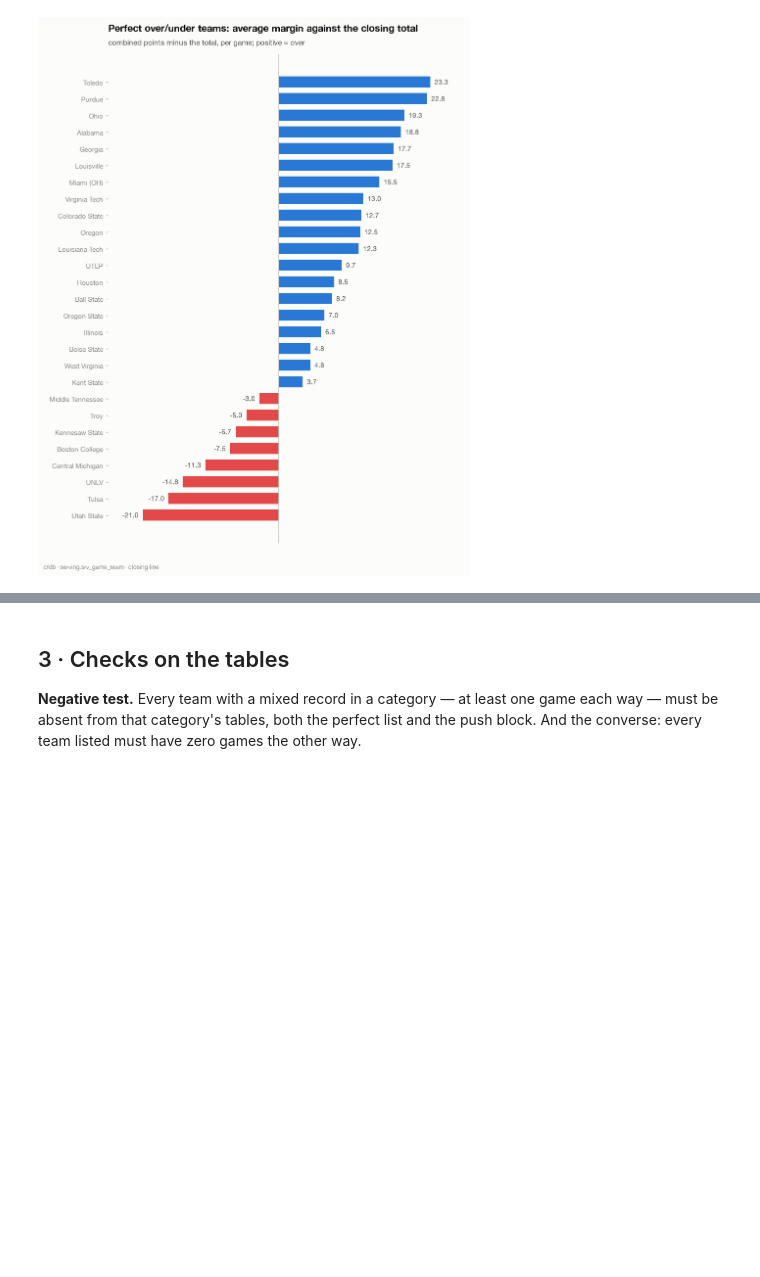
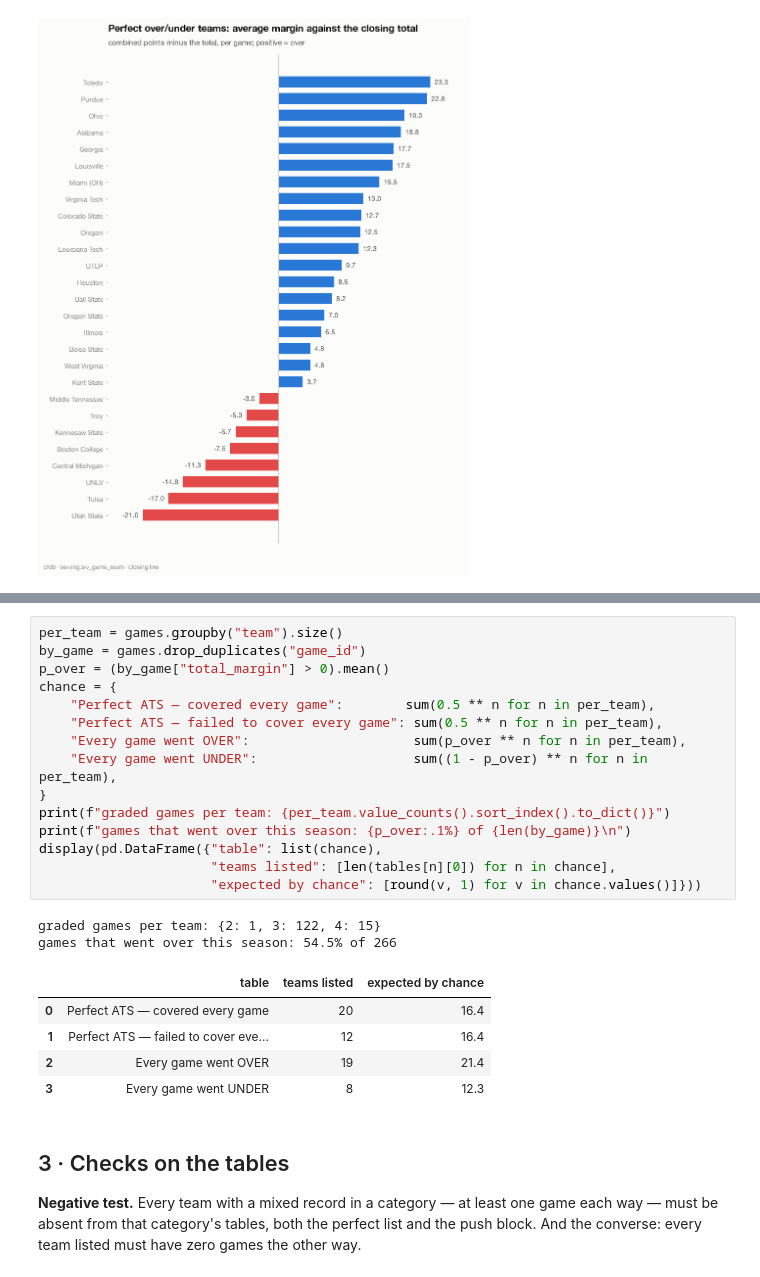
Before and after one commit to marc4data/ncaa_football, a Jupyter notebook: notebooks/cfdb_ats_analysis.ipynb, the cells around one changed output, grey strips where cells are left out. Drawn from its saved outputs; the diff is of its cells as text; blank space fills up the shorter version.

Commit message:
cfdb-wtc-R-2500: say how many perfect records luck alone would produce
Co-Authored-By: Claude Opus 5.5 (1M context) <noreply@anthropic.com>

```diff
--- a/notebooks/cfdb_ats_analysis.ipynb
+++ b/notebooks/cfdb_ats_analysis.ipynb
@@ -372,3 +382,26 @@ if len(ou):
+# %%
+per_team = games.groupby("team").size()
+by_game = games.drop_duplicates("game_id")
+p_over = (by_game["total_margin"] > 0).mean()
+chance = {
+    "Perfect ATS — covered every game":        sum(0.5 ** n for n in per_team),
+    "Perfect ATS — failed to cover every game": sum(0.5 ** n for n in per_team),
+    "Every game went OVER":                     sum(p_over ** n for n in per_team),
+    "Every game went UNDER":                    sum((1 - p_over) ** n for n in per_team),
+}
+print(f"graded games per team: {per_team.value_counts().sort_index().to_dict()}")
+print(f"games that went over this season: {p_over:.1%} of {len(by_game)}\n")
+display(pd.DataFrame({"table": list(chance),
+                      "teams listed": [len(tables[n][0]) for n in chance],
+                      "expected by chance": [round(v, 1) for v in chance.values()]}))
+# %% [output]
+graded games per team: {2: 1, 3: 122, 4: 15}
+games that went over this season: 54.5% of 266
+|  | table | teams listed | expected by chance |
+| 0 | Perfect ATS — covered every game | 20 | 16.4 |
+| 1 | Perfect ATS — failed to cover eve... | 12 | 16.4 |
+| 2 | Every game went OVER | 19 | 21.4 |
+| 3 | Every game went UNDER | 8 | 12.3 |
 # %% [markdown]
 ## 3 · Checks on the tables
 
```
Also changed, not shown: parts of 1 cell of this notebook.
